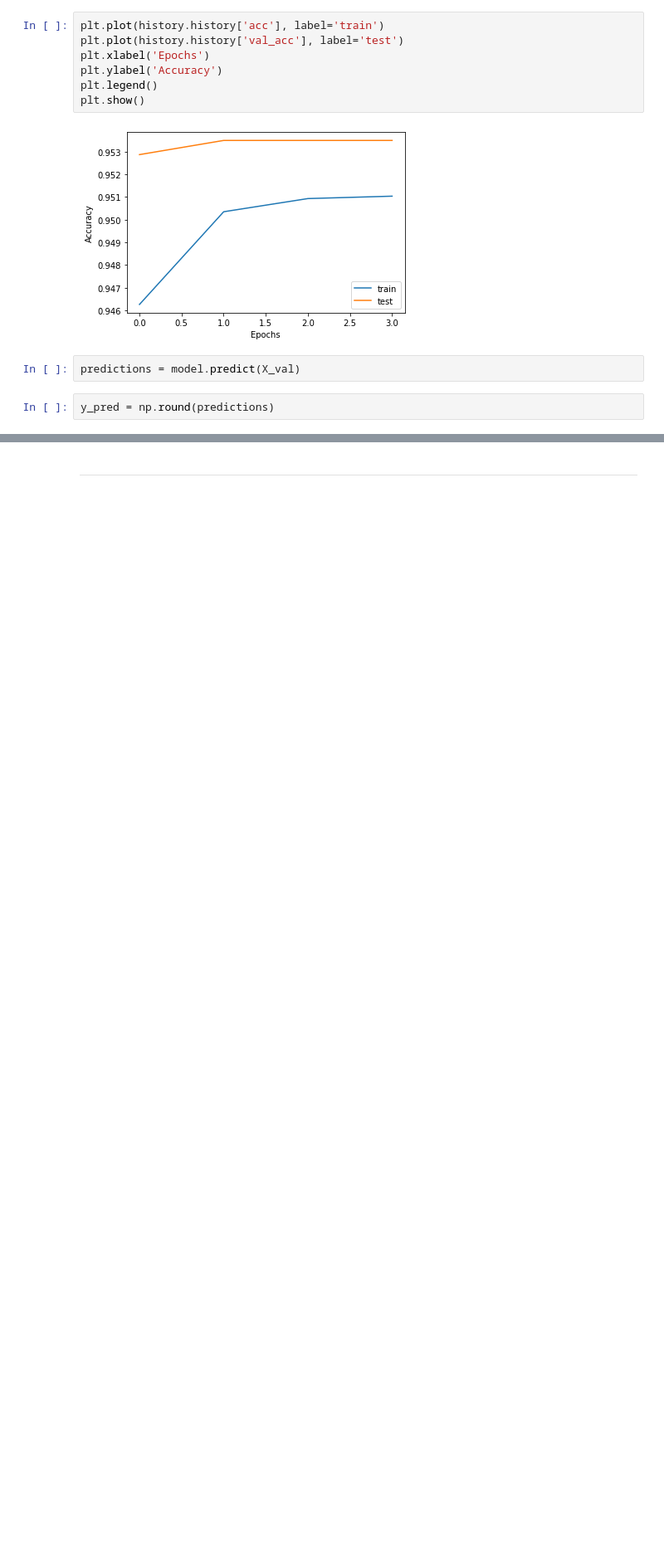
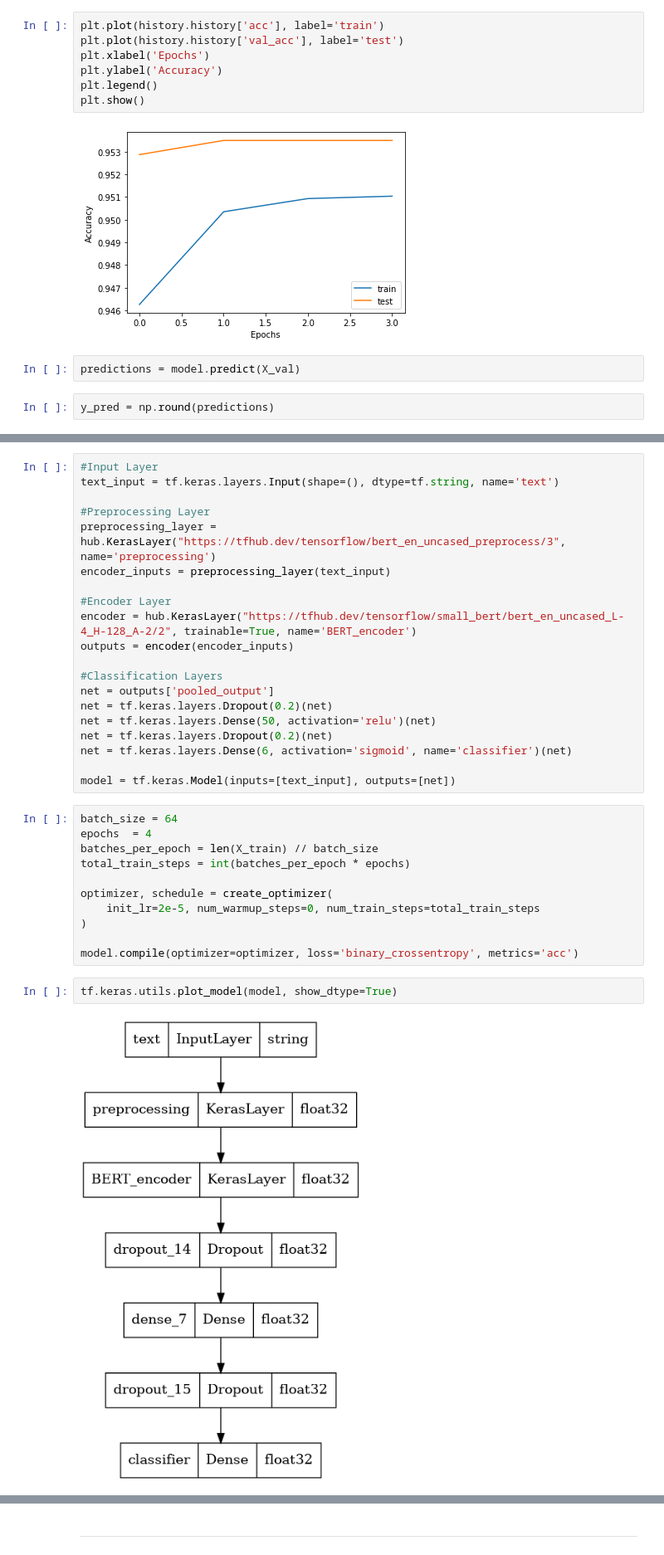
Before and after one commit to francescogemignani/Toxic-Comments-Classification-Challenge, a Jupyter notebook: Fine tune BERT tensorflow.ipynb, the cells around one changed output, grey strips where cells are left out. Shown at 83% size. Cells and saved outputs as stored; diff of their text form; blank space fills up the shorter version.

```diff
--- a/Fine tune BERT tensorflow.ipynb
+++ b/Fine tune BERT tensorflow.ipynb
@@ -210,0 +207,35 @@ weighted avg       0.95      0.95      0.95     44710
+# %%
+#Input Layer
+text_input = tf.keras.layers.Input(shape=(), dtype=tf.string, name='text')
+
+#Preprocessing Layer
+preprocessing_layer = hub.KerasLayer("https://tfhub.dev/tensorflow/bert_en_uncased_preprocess/3", name='preprocessing')
+encoder_inputs = preprocessing_layer(text_input)
+
+#Encoder Layer
+encoder = hub.KerasLayer("https://tfhub.dev/tensorflow/small_bert/bert_en_uncased_L-4_H-128_A-2/2", trainable=True, name='BERT_encoder')
+outputs = encoder(encoder_inputs)
+
+#Classification Layers
+net = outputs['pooled_output']
+net = tf.keras.layers.Dropout(0.2)(net)
+net = tf.keras.layers.Dense(50, activation='relu')(net)
+net = tf.keras.layers.Dropout(0.2)(net)
+net = tf.keras.layers.Dense(6, activation='sigmoid', name='classifier')(net)
+
+model = tf.keras.Model(inputs=[text_input], outputs=[net])
+# %%
+batch_size = 64
+epochs  = 4
+batches_per_epoch = len(X_train) // batch_size
+total_train_steps = int(batches_per_epoch * epochs)
+
+optimizer, schedule = create_optimizer(
+    init_lr=2e-5, num_warmup_steps=0, num_train_steps=total_train_steps
+)
+
+model.compile(optimizer=optimizer, loss='binary_crossentropy', metrics='acc')
+# %%
+tf.keras.utils.plot_model(model, show_dtype=True)
+# %% [output]
+[figure, added]
```
Also changed, not shown: parts of 25 cells of this notebook, 1 other file.
